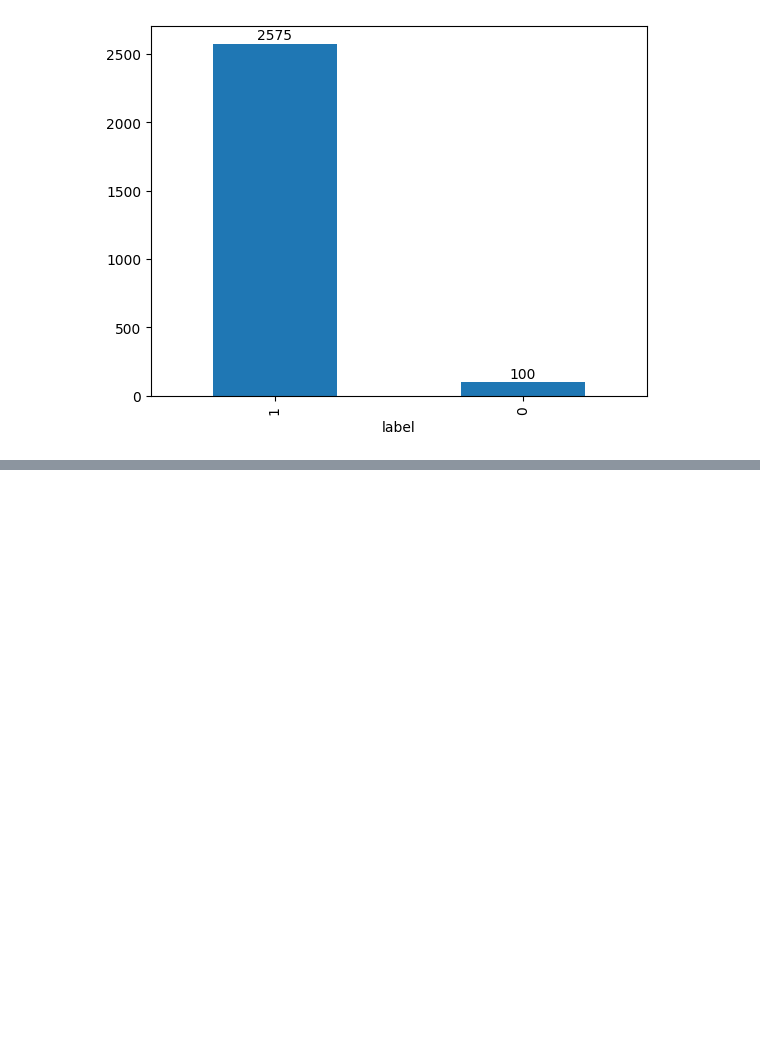
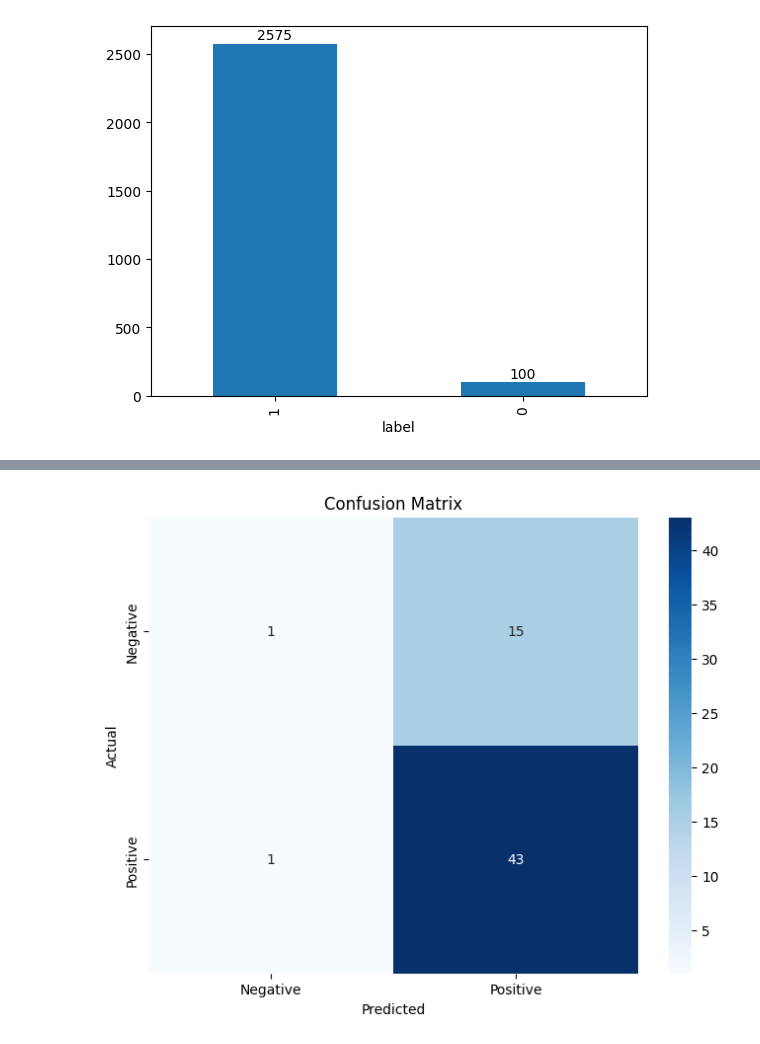
Before and after one commit to jskim12345/0802pj, a Jupyter notebook: ff.ipynb, the cells around one changed output, grey strips where cells are left out. Cells and saved outputs as stored; diff of their text form; code cells hidden in the pictures; blank space fills up the shorter version.

```diff
--- a/ff.ipynb
+++ b/ff.ipynb
@@ -95,8 +73,3 @@ for i, v in enumerate(value_counts):
 plt.show()
 # %% [output]
 [figure]
-# %%
-#데이터 불균형 -> 언더샘플링
-Training_data_0 = ice[ice['label'] == 0]
-Training_data_1 = ice[ice['label'] == 1].sample(300, random_state=42)
-Undersample_data = pd.concat([Training_data_0, Training_data_1]).sample(frac=1, random_state=42).reset_index(drop=True)
@@ -118,36 +76,44 @@ plt.show()
 # %%
 tfidf = TfidfVectorizer()
-X = tfidf.fit_transform(Undersample_data['리뷰내용'])
-y = Undersample_data['label']
+data_input_reduced= tfidf.fit_transform(ice['리뷰내용'])
+data_target = ice['label']
-# %%
-X_train, X_test, y_train, y_test = train_test_split(X, y, test_size=0.2, random_state=42)
 # %%
-from sklearn.model_selection import GridSearchCV
+import pandas as pd
+import numpy as np
+import matplotlib.pyplot as plt
+import seaborn as sns
+from sklearn.model_selection import train_test_split, GridSearchCV, cross_val_score
+from sklearn.ensemble import RandomForestClassifier
+from sklearn.metrics import accuracy_score, recall_score, precision_score, f1_score, log_loss, confusion_matrix
+from sklearn.feature_extraction.text import TfidfVectorizer
 
 
-sample_sizes = range(200, 2500, 100)
+sample_sizes = range(200, 800, 100)
 train_accuracy_results = []
 test_accuracy_results = []
 cv_accuracy_results = []
 recall_results = []
+precision_results = []
+f1_results = []
+train_loss_results = []
+test_loss_results = []
 
 # 고정된 random_state를 사용하여 데이터 샘플링 유지
 for size in sample_sizes:
     # 언더샘플링
-    Training_data_0 = ice[ice['label'] == 0].sample(size, random_state=41)
-    Training_data_1 = ice[ice['label'] == 1]
+    Training_data_0 = ice[ice['label'] == 0]
+    Training_data_1 = ice[ice['label'] == 1].sample(size, random_state=41)
     Undersample_data = pd.concat([Training_data_0, Training_data_1]).sample(frac=1, random_state=41).reset_index(drop=True)
 
     # 특성과 타겟 변수 분리
-    data_input_reduced = Undersample_data.drop(columns=['Bankrupt?'])
-    data_target = Undersample_data['Bankrupt?']
+    tfidf = TfidfVectorizer()
+    data_input_reduced = tfidf.fit_transform(Undersample_data['리뷰내용'])
+    data_target = Undersample_data['label']
 
-
+    X_train, X_test, y_train, y_test = train_test_split(data_input_reduced, data_target, test_size=0.2, random_state=42)
 
     # 랜덤 포레스트 모델 정의
     rf = RandomForestClassifier(random_state=42)
-    sample_sizes = range(200, 2500, 100)
-
 
     # 그리드 서치 파라미터 설정
     param_grid = {
@@ -182,20 +148,17 @@ for size in sample_sizes:
     f1 = f1_score(y_test, y_test_pred)
     cv_accuracy = cross_val_score(best_rf, X_train, y_train, cv=5, scoring='accuracy').mean()
 
-    target_counts = y_test.value_counts()
+    train_accuracy_results.append(train_accuracy)
+    test_accuracy_results.append(test_accuracy)
+    cv_accuracy_results.append(cv_accuracy)
+    recall_results.append(recall)
+    precision_results.append(precision)
+    f1_results.append(f1)
+    train_loss_results.append(train_loss)
+    test_loss_results.append(test_loss)
 
     # 혼동 행렬 계산
     conf_matrix = confusion_matrix(y_test, y_test_pred)
-
-    # 평가 결과 출력
-    print(f"훈련 세트 정확도: {train_accuracy:.4f}")
-    print(f"훈련 세트 손실: {train_loss:.4f}")
-    print(f"테스트 세트 정확도: {test_accuracy:.4f}")
-    print(f"테스트 세트 손실: {test_loss:.4f}")
-    print(f"테스트 세트 정밀도: {precision:.4f}")
-    print(f"테스트 세트 재현율: {recall:.4f}")
-    print(f"테스트 세트 F1 점수: {f1:.4f}")
-    print(f"교차 검증 평균 정확도: {cv_accuracy:.4f}")
 
     # 혼동 행렬 시각화
     plt.figure(figsize=(8, 6))
@@ -205,15 +168,20 @@ for size in sample_sizes:
     plt.title('Confusion Matrix')
     plt.show()
 
-    plt.figure(figsize=(10, 6))
-    plt.plot(sample_sizes, train_accuracy, marker='o', label='Train Accuracy')
-    plt.plot(sample_sizes, test_accuracy, marker='o', label='Test Accuracy')
-    plt.plot(sample_sizes, cv_accuracy, marker='o', label='Cross-Validation Accuracy')
-    plt.plot(sample_sizes, recall, marker='o', label='Recall')
-    plt.xlabel('Sample Size')
-    plt.ylabel('Score')
-    plt.title('Model Performance vs. Sample Size')
-    plt.legend()
-    plt.grid(True)
-    plt.show()
+# 시각화
+plt.figure(figsize=(10, 6))
+plt.plot(sample_sizes, train_accuracy_results, marker='o', label='Train Accuracy')
+plt.plot(sample_sizes, test_accuracy_results, marker='o', label='Test Accuracy')
+plt.plot(sample_sizes, cv_accuracy_results, marker='o', label='Cross-Validation Accuracy')
+plt.plot(sample_sizes, recall_results, marker='o', label='Recall')
+plt.plot(sample_sizes, precision_results, marker='o', label='Precision')
+plt.plot(sample_sizes, f1_results, marker='o', label='F1 Score')
+plt.plot(sample_sizes, train_loss_results, marker='o', label='Train Loss')
+plt.plot(sample_sizes, test_loss_results, marker='o', label='Test Loss')
+plt.xlabel('Sample Size')
+plt.ylabel('Score')
+plt.title('Model Performance vs. Sample Size')
+plt.legend()
+plt.grid(True)
+plt.show()
 # %% [output]
@@ -220,0 +190 @@ ValueError: Cannot take a larger sample than population when 'replace=False'
+[figure, added]
```
Also changed, not shown: parts of 9 cells of this notebook, 9 other files.
